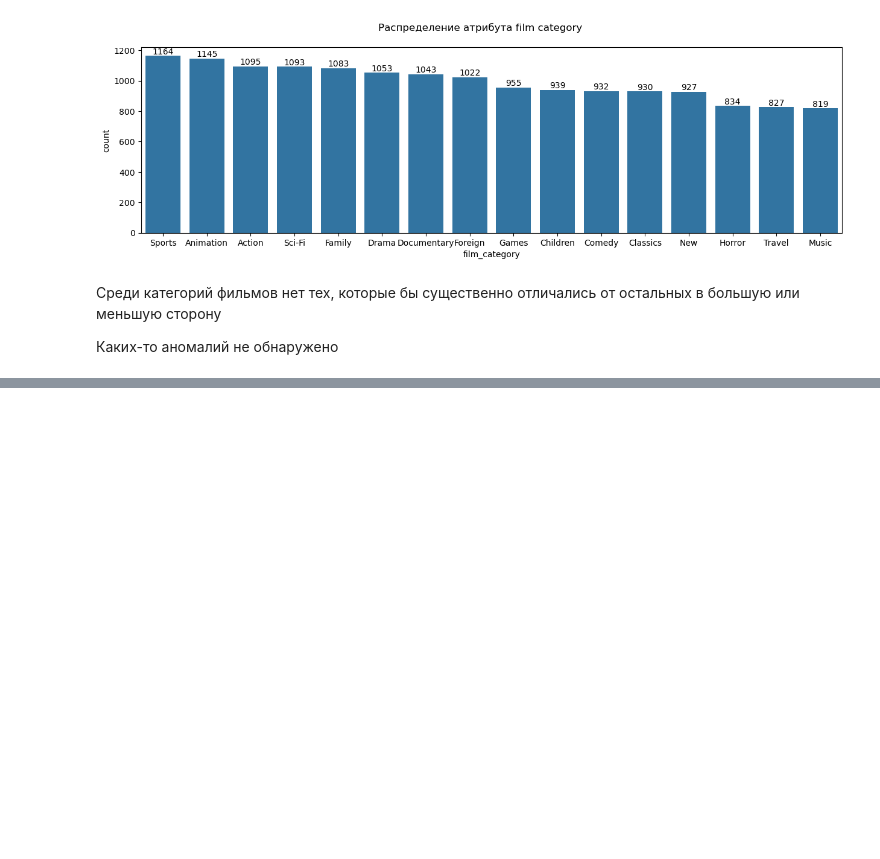
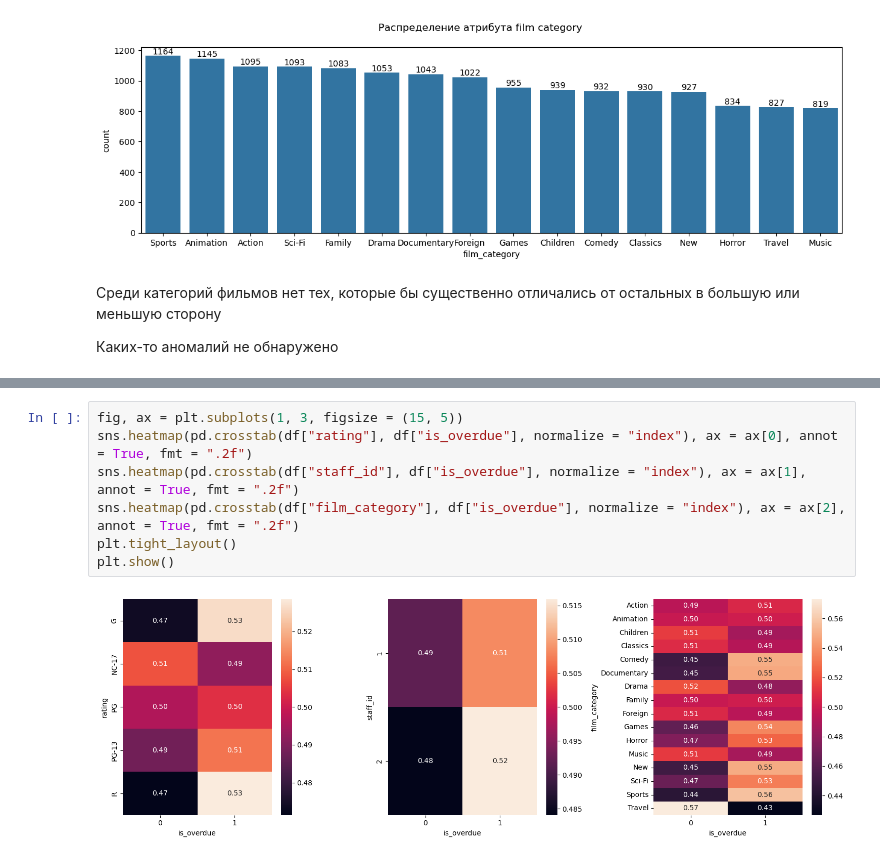
Before and after one commit to tea4erman/Innopolis-2026, a Jupyter notebook: Python/Innopolis_2026_AI_Architect_Attest_1_Sample.ipynb, the cells around one changed output, grey strips where cells are left out. Cells and saved outputs as stored; diff of their text form; blank space fills up the shorter version.

```diff
--- a/Python/Innopolis_2026_AI_Architect_Attest_1_Sample.ipynb
+++ b/Python/Innopolis_2026_AI_Architect_Attest_1_Sample.ipynb
@@ -312,0 +358,9 @@ plt.show()
+# %%
+fig, ax = plt.subplots(1, 3, figsize = (15, 5))
+sns.heatmap(pd.crosstab(df["rating"], df["is_overdue"], normalize = "index"), ax = ax[0], annot = True, fmt = ".2f")
+sns.heatmap(pd.crosstab(df["staff_id"], df["is_overdue"], normalize = "index"), ax = ax[1], annot = True, fmt = ".2f")
+sns.heatmap(pd.crosstab(df["film_category"], df["is_overdue"], normalize = "index"), ax = ax[2], annot = True, fmt = ".2f")
+plt.tight_layout()
+plt.show()
+# %% [output]
+[figure, added]
```
Also changed, not shown: parts of 17 cells of this notebook.
